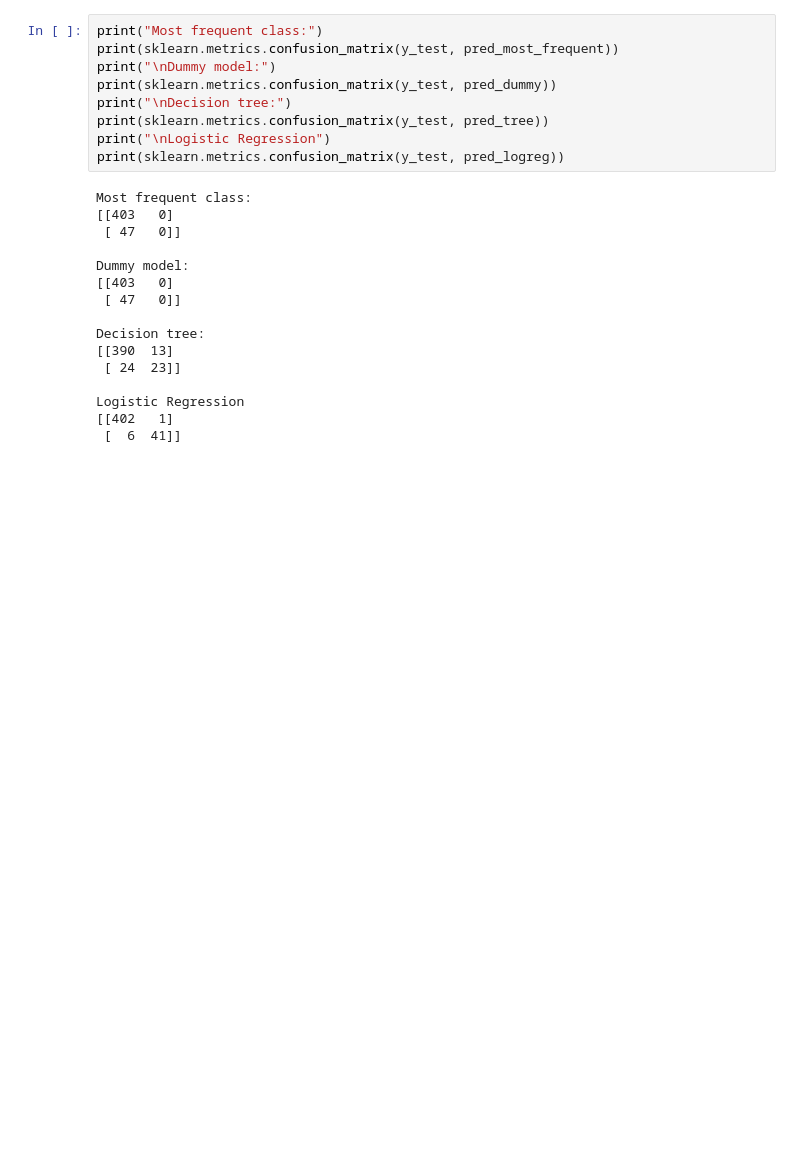
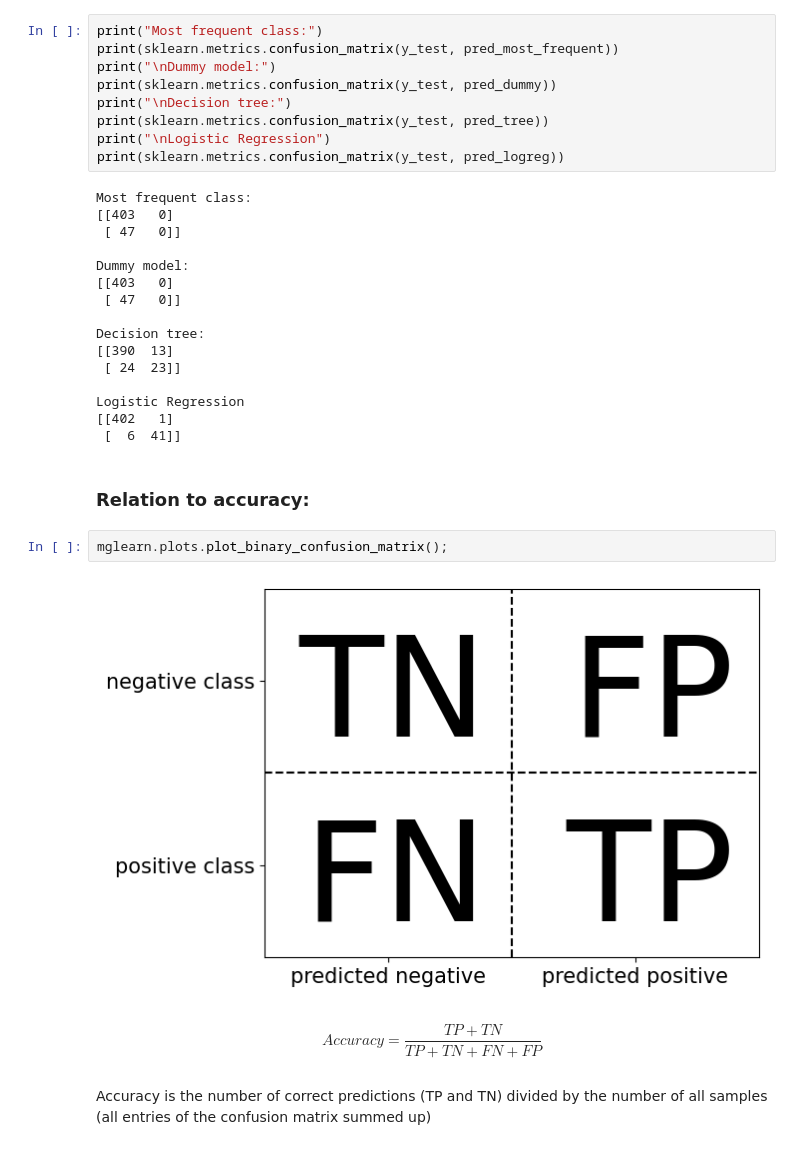
Before and after one commit to WilcoJohn/Progress-ML, a Jupyter notebook: CHP5-ModelEvaluation&Improvement/5.3EvaluationMetrics&Scoring.ipynb, the cells around one changed output. Drawn from its saved outputs; the diff is of its cells as text; blank space fills up the shorter version.

```diff
--- a/CHP5-ModelEvaluation&Improvement/5.3EvaluationMetrics&Scoring.ipynb
+++ b/CHP5-ModelEvaluation&Improvement/5.3EvaluationMetrics&Scoring.ipynb
@@ -115,3 +115,13 @@ Decision tree:
 Logistic Regression
 [[402   1]
  [  6  41]]
+# %% [markdown]
+### Relation to accuracy:
+# %%
+mglearn.plots.plot_binary_confusion_matrix();
+# %% [output]
+[figure, added]
+# %% [markdown]
+$$Accuracy = \frac{TP + TN}{TP + TN + FN + FP}$$
+# %% [markdown]
+Accuracy is the number of correct predictions (TP and TN) divided by the number of all samples (all entries of the confusion matrix summed up)
```
Also changed, not shown: parts of 23 cells of this notebook.
